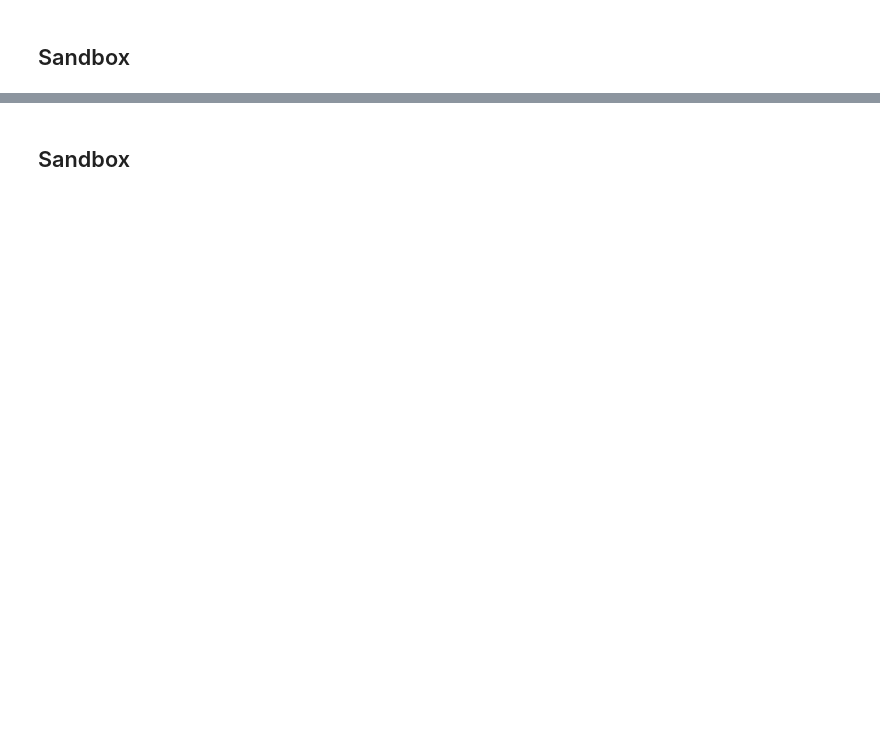
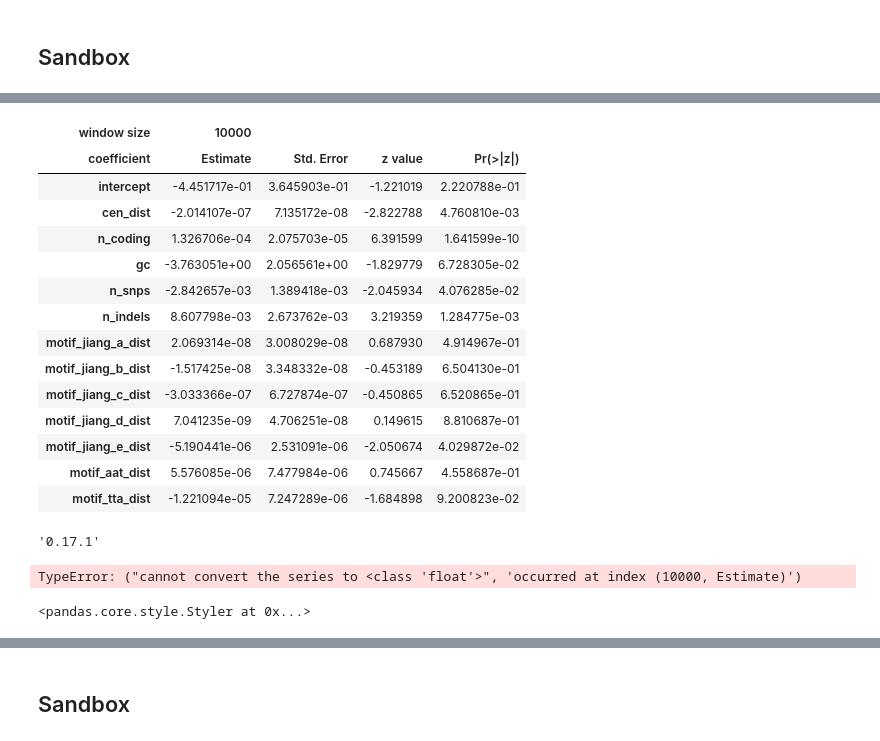
Before and after one commit to wtchg-kwiatkowski/pfx-paper-2015, a Jupyter notebook: supplementary/notebooks/hotspots.ipynb, the cells around one changed output, grey strips where cells are left out. Drawn from its saved outputs; the diff is of its cells as text; code cells hidden in the pictures; blank space fills up the shorter version.

```diff
--- a/supplementary/notebooks/hotspots.ipynb
+++ b/supplementary/notebooks/hotspots.ipynb
@@ -107,6 +177,3 @@ is_snp = dict()
 for cross in CROSSES:
     variants = callsets[cross]['variants']
     is_snp[cross] = variants['is_snp']
-# %%
-loc = pos['3d7_hb3'].locate_range(b'Pf3D7_01_v3', 92901, 93900)
-loc
@@ -603,4 +597,4 @@ tbl_5kb_co_aug
 # %%
-df = tbl_5kb_co_aug.todataframe()
+df = tabulate_predictors(10000)
 df.head()
 # %% [output]
@@ -616,5 +624,4 @@ df_tel = df[df.cen_dist > 100000]
 # %%
-%%R -i df_cen
-rd <- glm(co_count ~ cen_dist + n_coding + gc, data = df_cen, family = poisson)
-summary(rd)
+rd = %R -i df -o rd rd <- glm(co_count ~ cen_dist + n_coding + gc + n_snps + n_indels + motif_jiang_a_dist + motif_jiang_b_dist + motif_jiang_c_dist + motif_jiang_d_dist + motif_jiang_e_dist + motif_aat_dist + motif_tta_dist, data = df, family = poisson)
+rd
 # %% [output]
@@ -637,0 +728,3 @@ Number of Fisher Scoring iterations: 6
+# %%
+coefficients = np.array(summ[11])
+coefficients
@@ -637,0 +751,34 @@ Number of Fisher Scoring iterations: 6
+# %%
+col_index = pandas.MultiIndex.from_product([[10000], ['Estimate', 'Std. Error', 'z value', 'Pr(>|z|)']],
+                                           names=['window size', 'coefficient'])
+row_index = ['intercept', 'cen_dist', 'n_coding', 'gc', 'n_snps', 'n_indels',
+             'motif_jiang_a_dist', 'motif_jiang_b_dist', 'motif_jiang_c_dist', 'motif_jiang_d_dist', 'motif_jiang_e_dist',
+             'motif_aat_dist', 'motif_tta_dist']
+df = pandas.DataFrame(coefficients, columns=col_index, index=row_index)
+df
+# %% [output]
+| window size | 10000 |  |  |  |
+| coefficient | Estimate | Std. Error | z value | Pr(>|z|) |
+| intercept | -4.451717e-01 | 3.645903e-01 | -1.221019 | 2.220788e-01 |
+| cen_dist | -2.014107e-07 | 7.135172e-08 | -2.822788 | 4.760810e-03 |
+| n_coding | 1.326706e-04 | 2.075703e-05 | 6.391599 | 1.641599e-10 |
+| gc | -3.763051e+00 | 2.056561e+00 | -1.829779 | 6.728305e-02 |
+| n_snps | -2.842657e-03 | 1.389418e-03 | -2.045934 | 4.076285e-02 |
+| n_indels | 8.607798e-03 | 2.673762e-03 | 3.219359 | 1.284775e-03 |
+| motif_jiang_a_dist | 2.069314e-08 | 3.008029e-08 | 0.687930 | 4.914967e-01 |
+| motif_jiang_b_dist | -1.517425e-08 | 3.348332e-08 | -0.453189 | 6.504130e-01 |
+| motif_jiang_c_dist | -3.033366e-07 | 6.727874e-07 | -0.450865 | 6.520865e-01 |
+| motif_jiang_d_dist | 7.041235e-09 | 4.706251e-08 | 0.149615 | 8.810687e-01 |
+| motif_jiang_e_dist | -5.190441e-06 | 2.531091e-06 | -2.050674 | 4.029872e-02 |
+| motif_aat_dist | 5.576085e-06 | 7.477984e-06 | 0.745667 | 4.558687e-01 |
+| motif_tta_dist | -1.221094e-05 | 7.247289e-06 | -1.684898 | 9.200823e-02 |
+# %%
+pandas.__version__
+# %% [output]
+'0.17.1'
+# %%
+dfs = df.style
+dfs.apply(lambda v: '%.1f' % v, axis=0)
+# %% [output]
+TypeError: ("cannot convert the series to <class 'float'>", 'occurred at index (10000, Estimate)')
+<pandas.core.style.Styler at 0x...>
```
Also changed, not shown: parts of 48 cells of this notebook, 1 other file.
